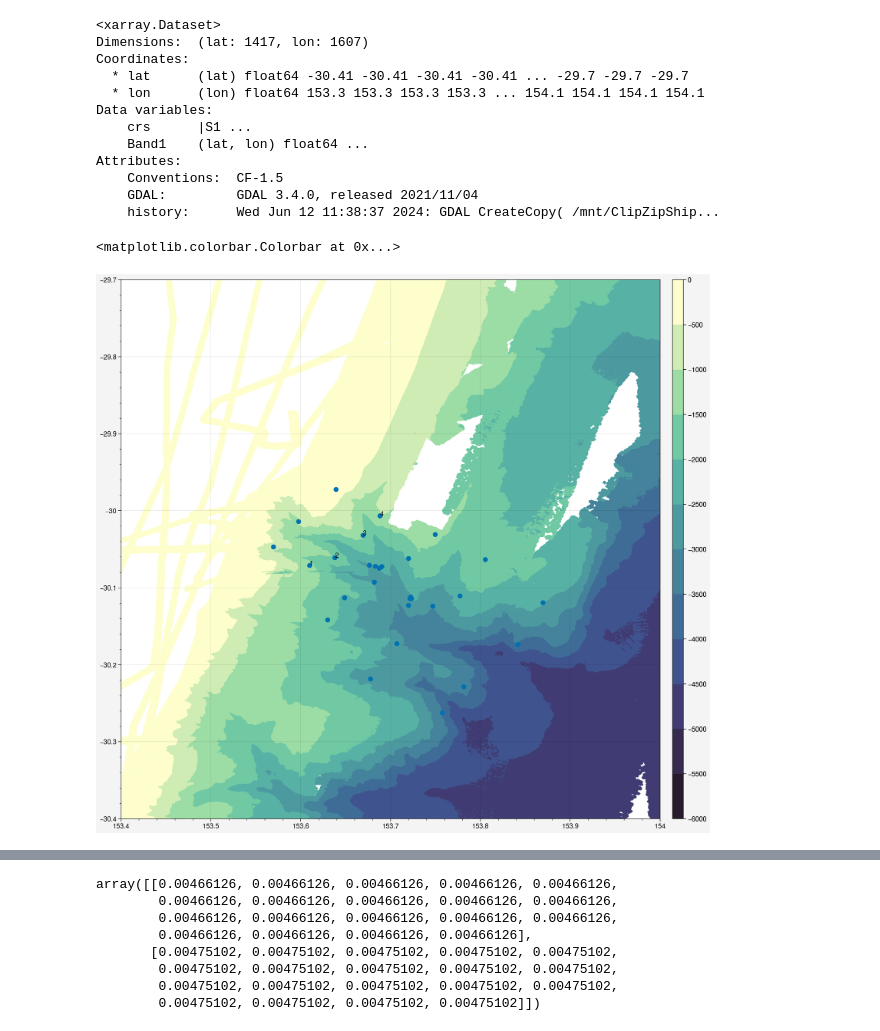
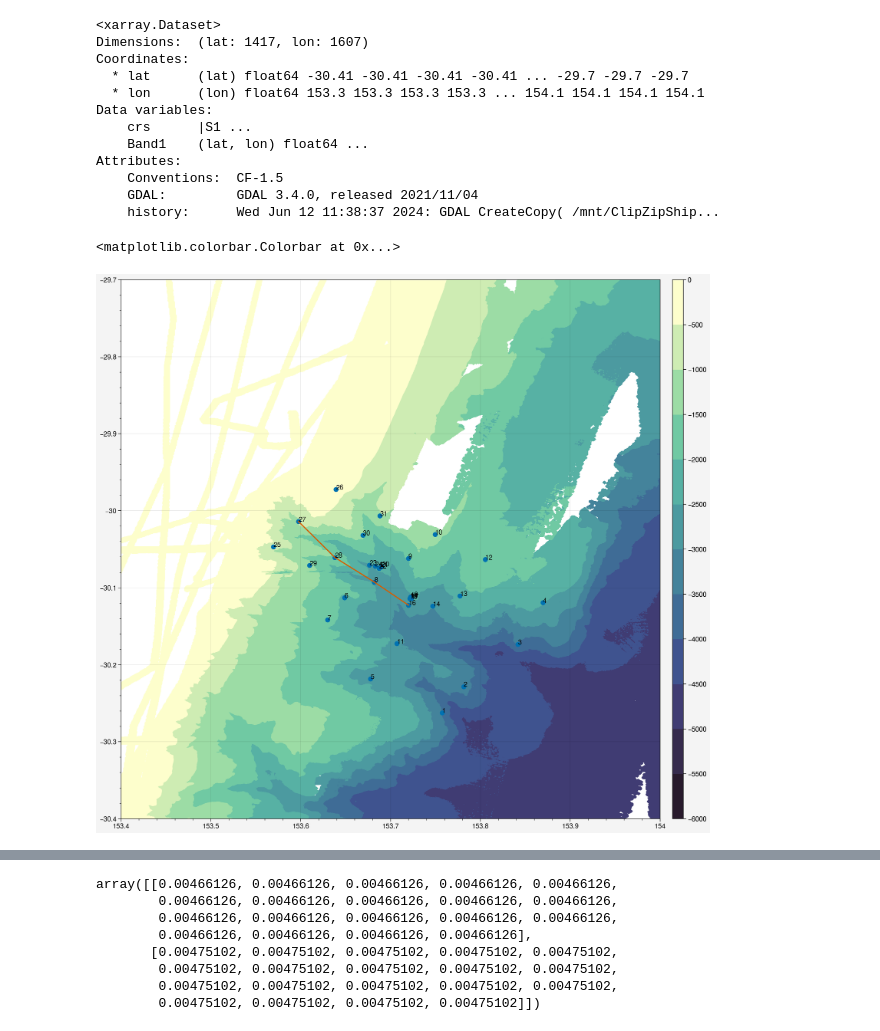
Before and after one commit to Isabela-conde/IN2024_V04-Data-Analysis, a Jupyter notebook: Plot_SADCP_Solitary_Transects.ipynb, the cells around one changed output, grey strips where cells are left out. Drawn from its saved outputs; the diff is of its cells as text; code cells hidden in the pictures.

Commit message:
Added CTD profiles along canyon axis as example, with T and S diagrams

```diff
--- a/Plot_SADCP_Solitary_Transects.ipynb
+++ b/Plot_SADCP_Solitary_Transects.ipynb
@@ -62,32 +62,36 @@ Attributes:
 # %%
 import proplot
 #proplot.rc.reso = 'hi'
 
 
 # Zooming in on continents
 fig = proplot.figure(refwidth=10)
 ax = fig.subplots(ncols=1,nrows=1) #, proj='cyl', proj_kw={'lon_0': 150})
 cs = ax[0].contourf(bathy_dataset['lon'].values,bathy_dataset['lat'].values,bathy_dataset['Band1'].values,levels=np.arange(-6000,1,500),cmap='deep_r')
 ax[0].scatter(ctd_lons,ctd_lats)
 ax[0].set_ylim((-30.4, -29.7))
 ax[0].set_xlim((153.4, 154))
 
 #ax[0].format(latlim=(-30.4, -29.7), lonlim=(153.4, 154),land='True',landcolor='grey',lonlabels='left')
 ctd_counter =1
 
-#ctd_index_to_plot = [25,26,27]
+ctd_index_to_plot = [25,26,27]
 ctd_index_to_plot = [29,28,30,31]
+ctd_index_to_plot  = [9,10,11,12,13,14,16]
 #ctd_index_to_plot = [7,6,8,9,10]
+#ctd_index_to_plot = [1,2,3,4,5]
+#ctd_index_to_plot = [2,3,4,5]
+ctd_index_to_plot = range(1,32)
 #ctd_index_to_plot = np.arange(1,len(ctd_files))
 for i_ctd in ctd_index_to_plot:
     i_file_name = ctd_files[i_ctd]
-    ax[0].annotate(ctd_counter, (ctd_lons[i_ctd],ctd_lats[i_ctd]), xytext=None, xycoords='data')
+    ax[0].annotate(i_ctd, (ctd_lons[i_ctd],ctd_lats[i_ctd]), xytext=None, xycoords='data')
     ctd_counter = ctd_counter+1
-
+plt.plot(lon_segment[::-1],lat_segment[::-1])
 fig.colorbar(cs)
 # %% [output]
 <matplotlib.colorbar.Colorbar at 0x...>
-[figure, old version]
+[figure, new version]
 # %%
 def distance(s_lat, s_lng, e_lat, e_lng):
 
```
Also changed, not shown: parts of 9 cells of this notebook.
